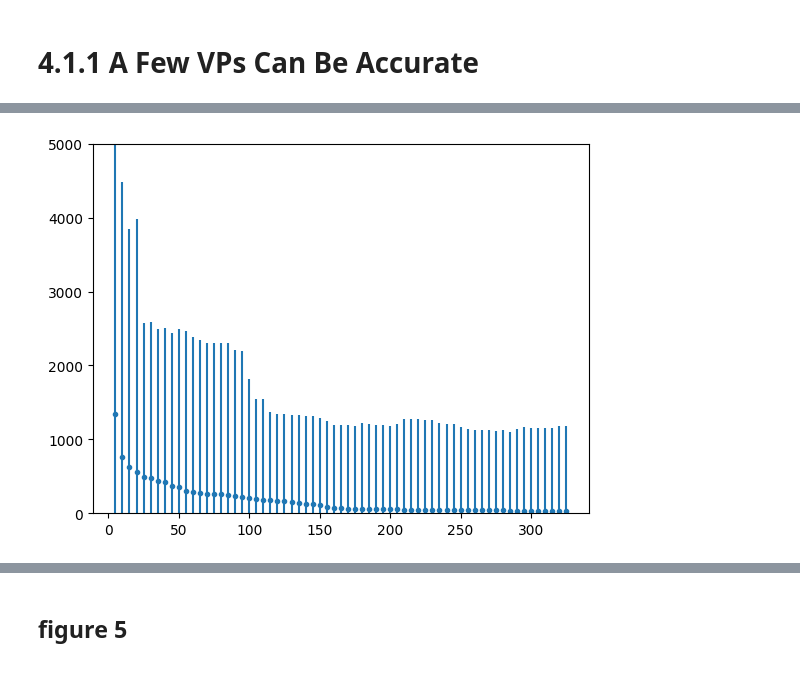
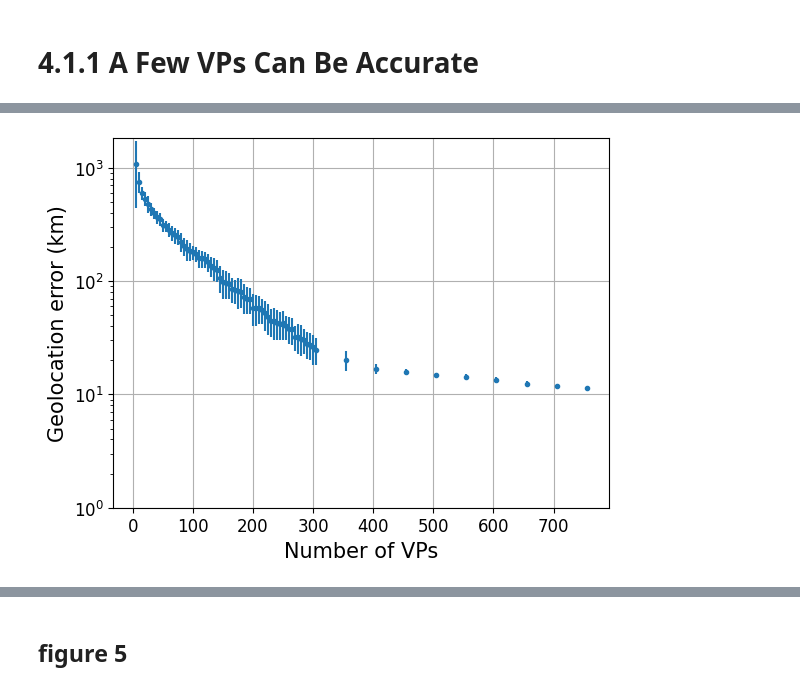
Before and after one commit to dioptra-io/geoloc-imc-2023, a Jupyter notebook: notebooks/anchor_analysis.ipynb, the cells around one changed output, grey strips where cells are left out. Cells and saved outputs as stored; diff of their text form; code cells hidden in the pictures.

```diff
--- a/notebooks/anchor_analysis.ipynb
+++ b/notebooks/anchor_analysis.ipynb
@@ -313,0 +389,31 @@ plt.show()
+# %%
+import matplotlib.pyplot as plt
+import seaborn as sns
+import numpy as np
+
+
+nb_samples = len(figure2a_results["cbg"]) + 1
+step = 5
+
+
+median_cbg = []
+for vp_set_size in figure2a_results["cbg"]:
+    median_cbg.append(np.median(figure2a_results["cbg"][vp_set_size]['data']))
+
+deviation_cbg = []
+for vp_set_size in figure2a_results["cbg"]:
+    deviation_cbg.append(np.median(figure2a_results["cbg"][vp_set_size]['data']))
+
+x = np.array([i for i in range(step, step * nb_samples, step)])
+y = np.array(median_cbg)
+e = np.array(deviation_cbg)
+plt.errorbar(x, y, e, marker=".", capsize = 1, linestyle = "--")
+
+plt.xlabel("Number of VPs", fontsize = 15)
+plt.ylabel("Geolocation error (km)", fontsize = 15)
+plt.tick_params(labelsize = 12)
+plt.yscale("log")
+plt.grid()
+plt.title("median of median")
+plt.savefig("../../geolocation-reproducibility-paper/figures/figure_3_a_cbg.png")
+plt.show()
@@ -314,16 +422,21 @@ plt.show()
 # %%
 nb_samples = len(figure2a_results["shortest_ping"]) + 1
 step = 5
 
-x2 = np.array([i for i in range(step, step * nb_samples, step)])
+x2 = np.array([vp_set_size for vp_set_size in figure2a_results["cbg"]])
 y2 = np.array([figure2a_results["shortest_ping"][vp_set_size]['median_error'] for vp_set_size in figure2a_results["shortest_ping"]])
 e2 = np.array([figure2a_results["shortest_ping"][vp_set_size]['deviation'] for vp_set_size in figure2a_results["shortest_ping"]])
-plt.ylim((0, 5000))
-plt.errorbar(x, y, e, linestyle='None', marker='.')
-
+plt.errorbar(x2, y2, e2, linestyle='None', marker='.')
+plt.xlabel("Number of VPs", fontsize = 15)
+plt.ylabel("Geolocation error (km)", fontsize = 15)
+plt.ylim(1)
+plt.yscale("log")
+plt.tick_params(labelsize = 12)
+plt.grid()
+plt.savefig("../../geolocation-reproducibility-paper/figures/figure_3_a_shortest_ping.png")
 plt.show()
 # %% [output]
-[figure, old version]
+[figure, new version]
 # %%
 import pandas as pd
 
```
Also changed, not shown: parts of 16 cells of this notebook.
